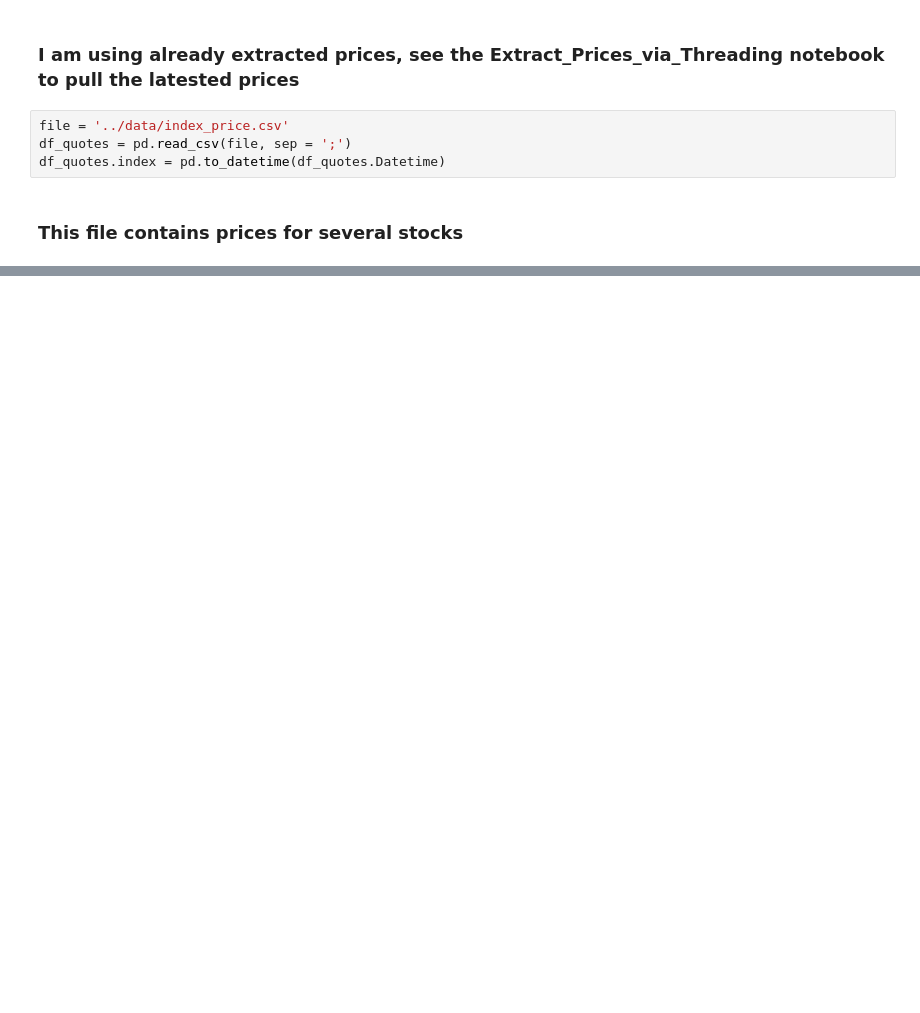
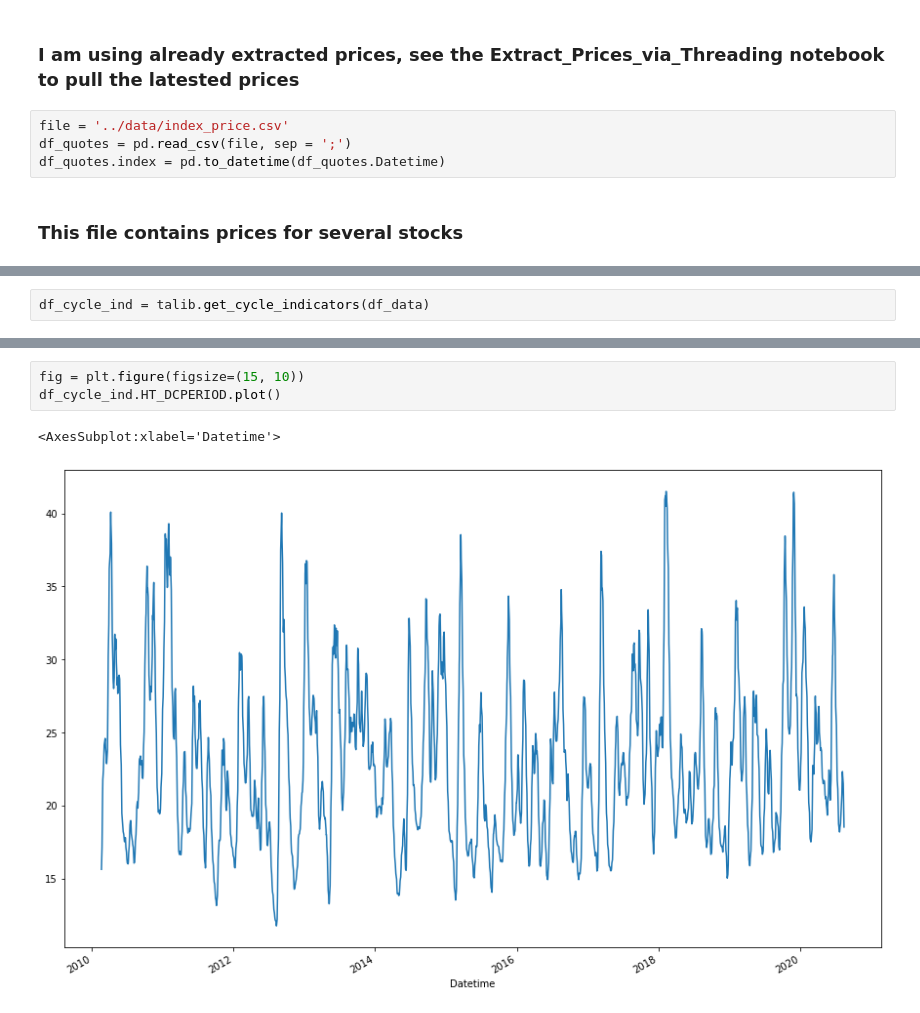
Before and after one commit to wasifmasood/STOCKS, a Jupyter notebook: notebooks/Technial_KPIs.ipynb, the cells around one changed output, grey strips where cells are left out. Saved outputs shown, nothing was run; the diff lists cells and outputs as text; blank space fills up the shorter version.

```diff
--- a/notebooks/Technial_KPIs.ipynb
+++ b/notebooks/Technial_KPIs.ipynb
@@ -27,0 +140,2 @@ df_data = df_quotes[df_quotes['Symbol']==ticker]
+# %%
+df_cycle_ind = talib.get_cycle_indicators(df_data)
@@ -27,0 +152,6 @@ df_data = df_quotes[df_quotes['Symbol']==ticker]
+# %%
+fig = plt.figure(figsize=(15, 10))
+df_cycle_ind.HT_DCPERIOD.plot()
+# %% [output]
+<AxesSubplot:xlabel='Datetime'>
+[figure, added]
```
Also changed, not shown: parts of 25 cells of this notebook.
